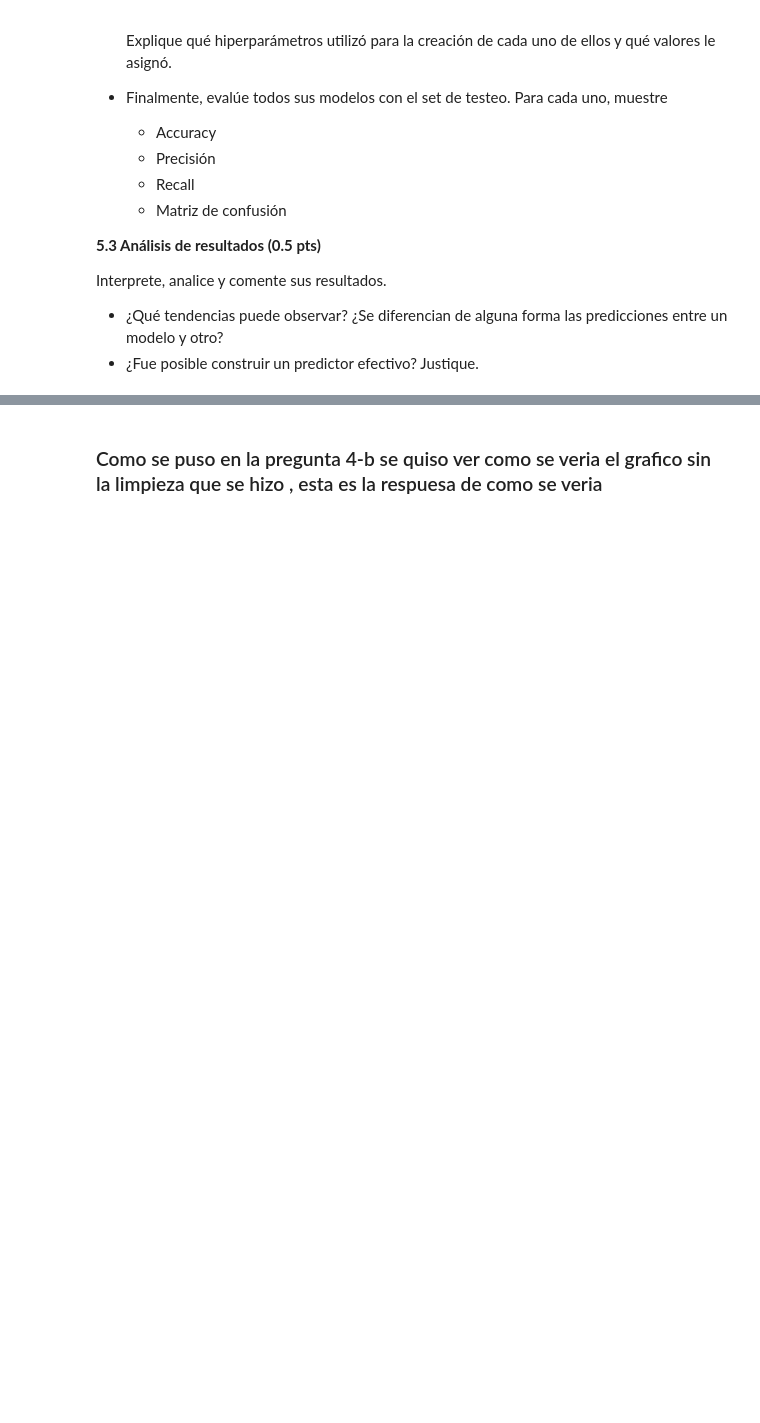
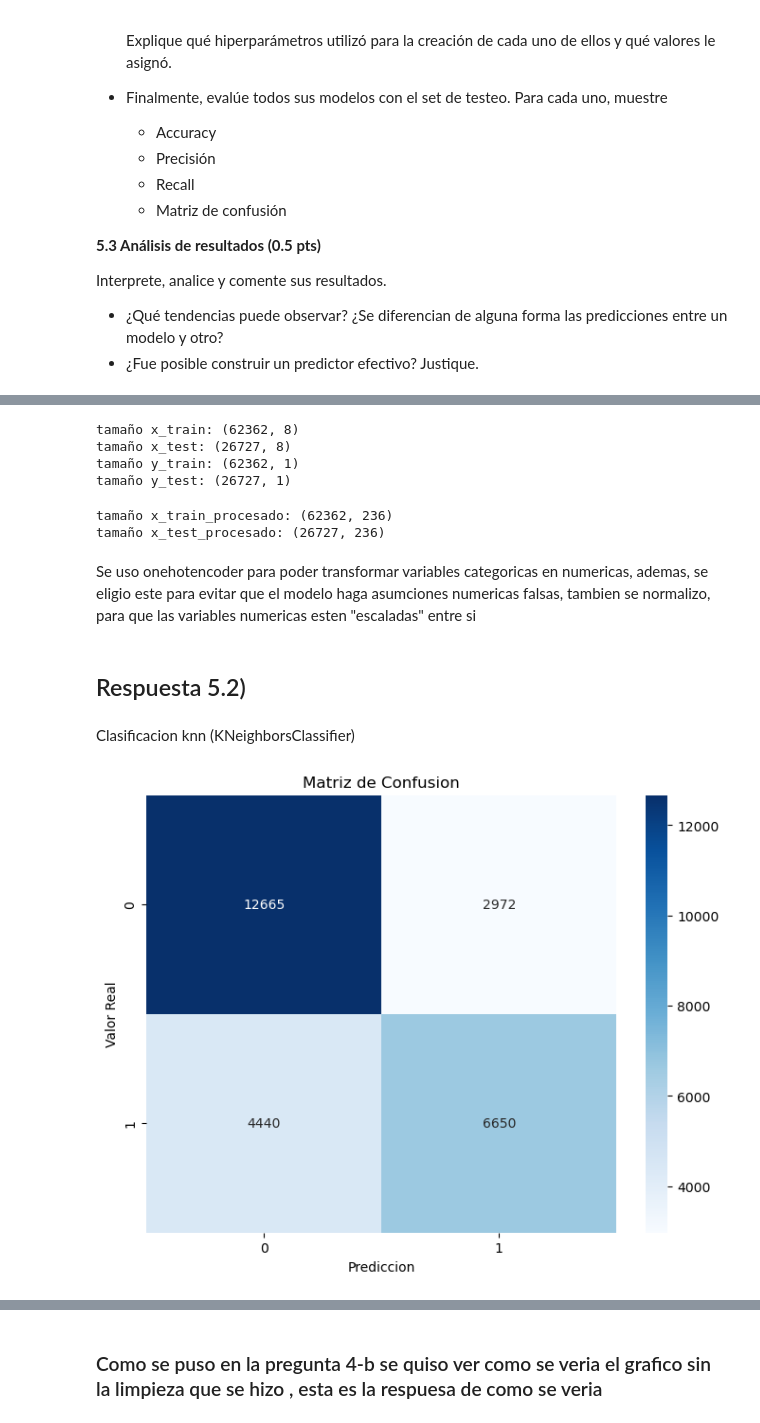
Before and after one commit to esteban78009/IMT2200-Esteban-Cortes, a Jupyter notebook: tareas/tarea 04/IMT2200-25s2 - Tarea 04.ipynb, the cells around one changed output, grey strips where cells are left out. Cells and saved outputs as stored; diff of their text form; code cells hidden in the pictures; blank space fills up the shorter version.

```diff
--- a/tareas/tarea 04/IMT2200-25s2 - Tarea 04.ipynb
+++ b/tareas/tarea 04/IMT2200-25s2 - Tarea 04.ipynb
@@ -771,0 +781,61 @@ Respuestas:
+# %%
+x = clean_df[["age", "sex", "citizen", "season", "heightm", "year", "success_exp", "failed_exp"]]
+
+y = clean_df[["msuccess"]]
+
+x_train , x_test , y_train , y_test = train_test_split( x , y , test_size=0.3 , random_state=30 , stratify=y)
+
+print(f"tamaño x_train: {x_train.shape}")
+print(f"tamaño x_test: {x_test.shape}")
+print(f"tamaño y_train: {y_train.shape}")
+print(f"tamaño y_test: {y_test.shape}")
+# %% [output]
+tamaño x_train: (62362, 8)
+tamaño x_test: (26727, 8)
+tamaño y_train: (62362, 1)
+tamaño y_test: (26727, 1)
+# %%
+preprocesamiento = ColumnTransformer(
+    transformers=[
+        ("num", StandardScaler(), ["age", "heightm", "year", "success_exp", "failed_exp"]),
+        ("cat", OneHotEncoder(handle_unknown='ignore'), ["sex", "citizen", "season"])
+    ],
+    remainder = "passthrough"
+)
+
+preprocesamiento.fit(x_train)
+
+x_train_procesado = preprocesamiento.transform(x_train)
+x_test_procesado = preprocesamiento.transform(x_test)
+
+print(f"tamaño x_train_procesado: {x_train_procesado.shape}")
+print(f"tamaño x_test_procesado: {x_test_procesado.shape}")
+# %% [output]
+tamaño x_train_procesado: (62362, 236)
+tamaño x_test_procesado: (26727, 236)
+# %% [markdown]
+Se uso onehotencoder para poder transformar variables categoricas en numericas, ademas, se eligio este para evitar que el modelo haga asumciones numericas falsas, tambien se normalizo, para que las variables numericas esten "escaladas" entre si
+# %% [markdown]
+## Respuesta 5.2)
+# %% [markdown]
+Clasificacion knn  (KNeighborsClassifier)
+# %%
+pipe_line = Pipeline(steps=[
+    ("preprocesamiento", preprocesamiento),
+    ("clasificador", KNeighborsClassifier(n_neighbors=35))
+])
+
+pipe_line.fit(x_train , y_train.values.ravel())
+#https://scikit-learn.org/stable/modules/generated/sklearn.pipeline.Pipeline.html se leyo la documentacion
+y_pred_knn = pipe_line.predict(x_test)
+# %%
+matriz_confusion = confusion_matrix(y_test, y_pred_knn)
+
+plt.figure(figsize=(8,6))
+sns.heatmap(matriz_confusion, annot=True, fmt='d', cmap='Blues')
+plt.title("Matriz de Confusion")
+plt.xlabel("Prediccion")
+plt.ylabel("Valor Real")
+plt.show()
+# %% [output]
+[figure, added]
```
Also changed, not shown: parts of 14 cells of this notebook, 1 other file.
